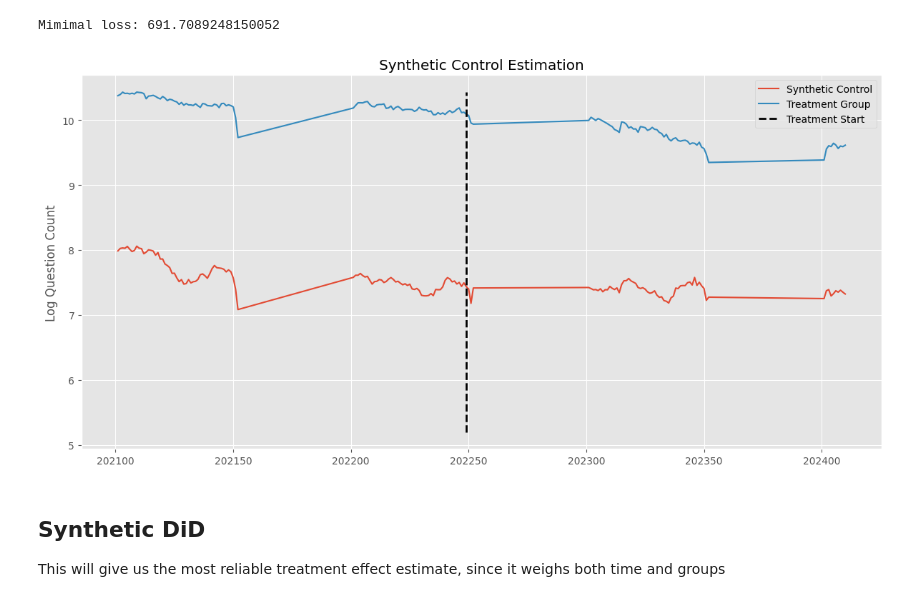
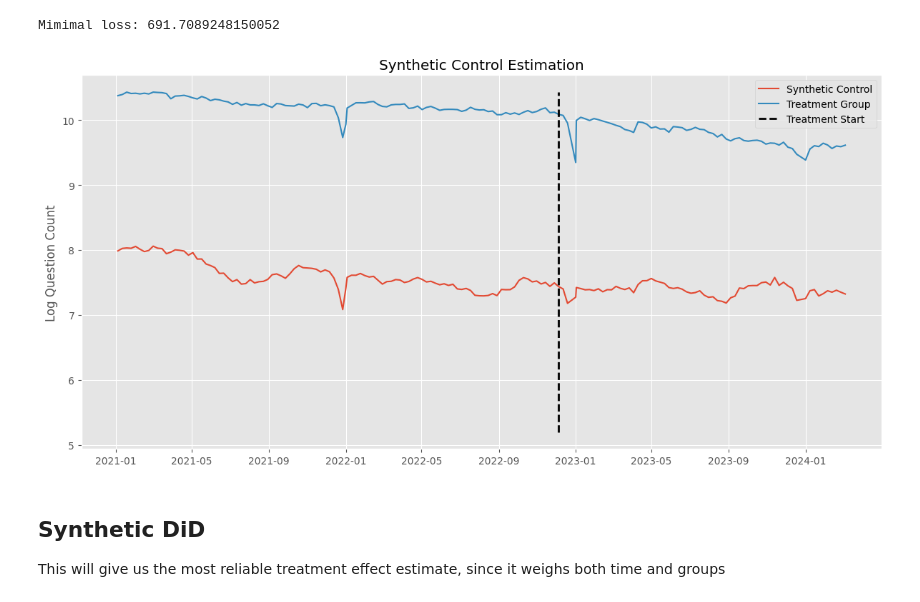
Before and after one commit to m9o8/bse_tm_final, a Jupyter notebook: code/2_2_synapseml.ipynb, the cells around one changed output. Drawn from its saved outputs; the diff is of its cells as text; code cells hidden in the pictures.

```diff
--- a/code/2_2_synapseml.ipynb
+++ b/code/2_2_synapseml.ipynb
@@ -52,6 +54,8 @@ import numpy as np
 spark.sparkContext.setLogLevel("ERROR")
 style.use("ggplot")
 # %%
+window_spec = Window.orderBy("yearweek")
+
 df = (
     spark.read.option("header", True)
     .option("inferSchema", True)
@@ -71,6 +75,7 @@ df = (
         "treatment",
         "outcome",
     )
+    .withColumn("week_index", dense_rank().over(window_spec) - lit(1))
 )
 display(df)
 # %% [output]
@@ -102,7 +107,7 @@ print(
 Not usuable here, this will just give us the averaged distance between both control and treatment groups
 # %%
 estimator2 = SyntheticControlEstimator(
-    timeCol="yearweek",
+    timeCol="week_index",
     unitCol="forum",
     treatmentCol="outcome",
     postTreatmentCol="treatment",
@@ -152,40 +157,40 @@ treatment_df = pdf[pdf["outcome"] == 1]
 
 # Create synthetic control by using control data and the weights
 sc = control_df.pivot(
-    index="yearweek", columns="forum", values="log_question_count"
+    index="week_start", columns="forum", values="log_question_count"
 ).dot(sc_weights)
 
 # Create a plot
 plt.figure(figsize=(12, 6))
 
 # Plot synthetic control
 plt.plot(sc, label="Synthetic Control")
 
 # Plot the actual treatment data
-treatment_data = treatment_df.groupby("yearweek")["log_question_count"].mean()
+treatment_data = treatment_df.groupby("week_start")["log_question_count"].mean()
 plt.plot(
     treatment_data.index, treatment_data.values, label="Treatment Group", color="C1"
 )
 
 # Get treatment start date (first period where treatment == 1)
-treatment_start = pdf[pdf["treatment"] == 1]["yearweek"].min()
+treatment_start = pdf[pdf["treatment"] == 1]["week_start"].min()
 
 plt.title("Synthetic Control Estimation")
 plt.ylabel("Log Question Count")
 plt.vlines(
     x=treatment_start,  # Use the actual treatment start date
     ymin=pdf["log_question_count"].min(),
     ymax=pdf["log_question_count"].max(),
     linestyles="--",
     linewidth=2,
     label="Treatment Start",
     color="black",
 )
 plt.legend()
 plt.tight_layout()
 plt.show()
 # %% [output]
-[figure, old version]
+[figure, new version]
 # %% [markdown]
 ## Synthetic DiD
 This will give us the most reliable treatment effect estimate, since it weighs both time and groups
```
Also changed, not shown: parts of 5 cells of this notebook, 6 other files.
